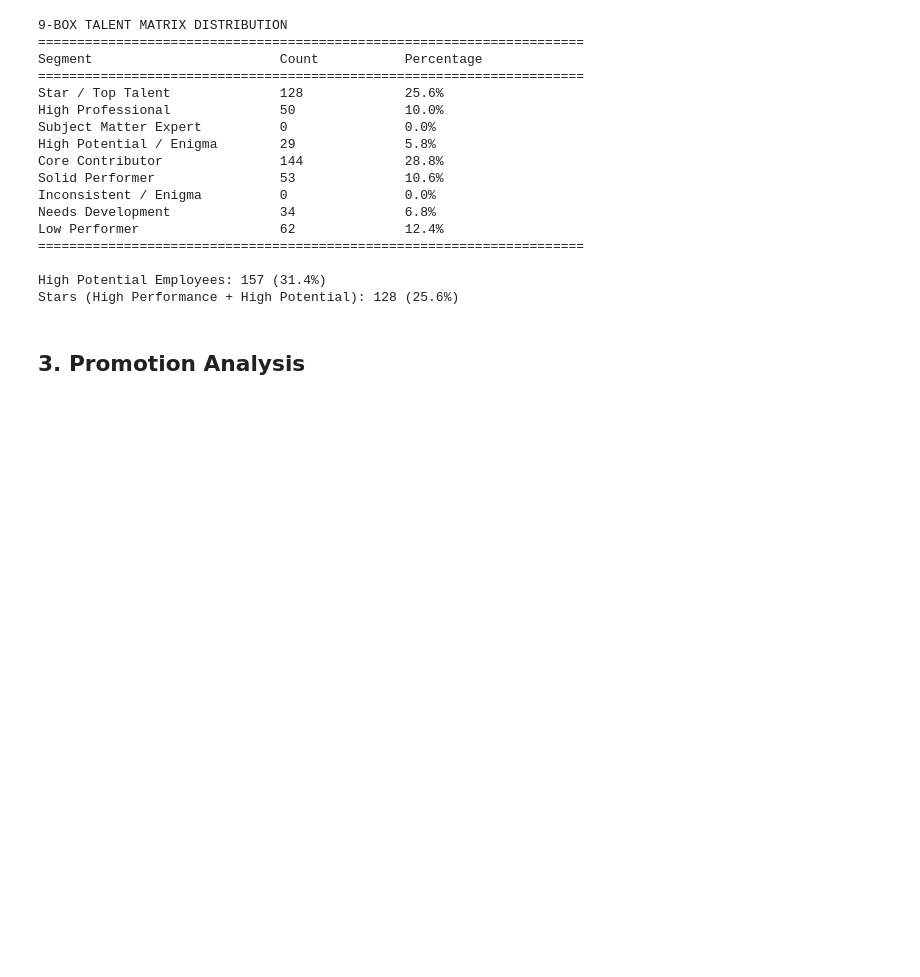
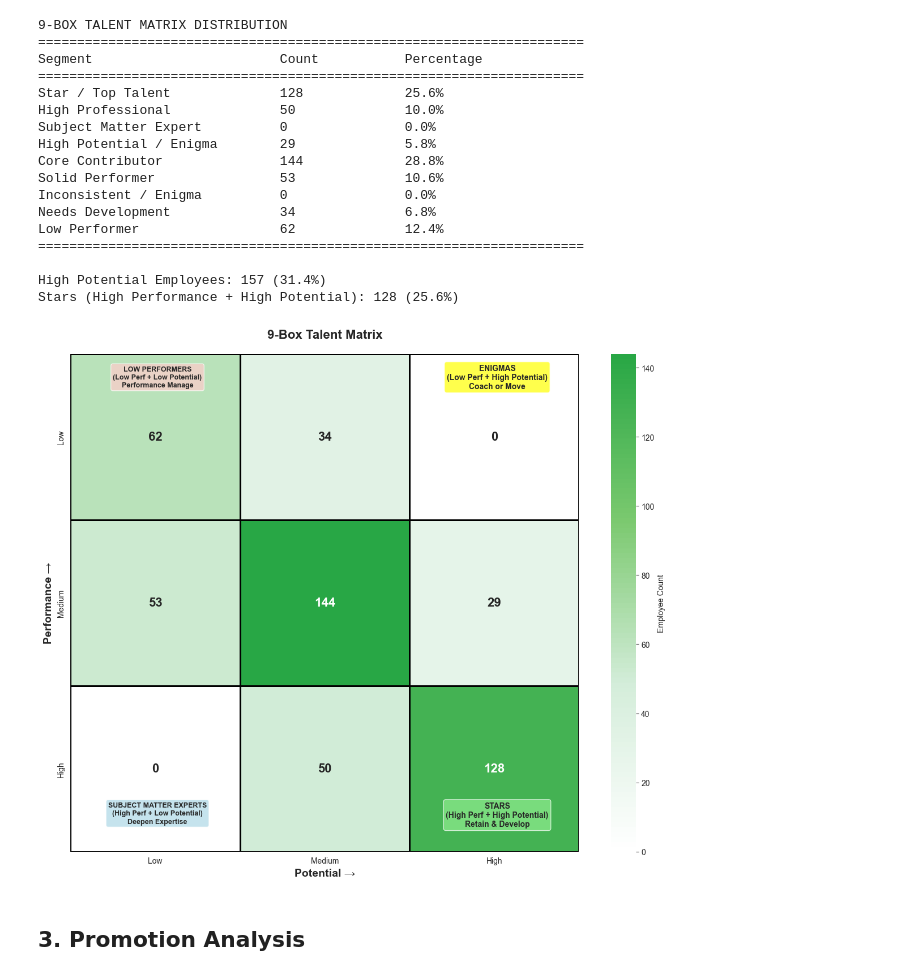
Before and after one commit to Jessmatth/People_Analytics, a Jupyter notebook: 04_Performance_Productivity/notebooks/02_high_performer_retention.ipynb, the cells around one changed output. Saved outputs shown, nothing was run; the diff lists cells and outputs as text; code cells hidden in the pictures; blank space fills up the shorter version.

Commit message:
Update 9-box visualization with corrected label positioning

```diff
--- a/04_Performance_Productivity/notebooks/02_high_performer_retention.ipynb
+++ b/04_Performance_Productivity/notebooks/02_high_performer_retention.ipynb
@@ -169,50 +169,48 @@ High Potential Employees: 157 (31.4%)
 Stars (High Performance + High Potential): 128 (25.6%)
 # %%
 # Visualize 9-box matrix
-fig, ax = plt.subplots(figsize=(14, 10))
+fig, ax = plt.subplots(figsize=(12, 10))
 
 # Create pivot table for heatmap
 pivot_data = nine_box.groupby(['performance_category', 'potential_category']).size().unstack(fill_value=0)
 pivot_data = pivot_data.reindex(['Low', 'Medium', 'High'], axis=0)
 pivot_data = pivot_data.reindex(['Low', 'Medium', 'High'], axis=1)
 
 # Create custom colormap: white to green (avoiding red)
 from matplotlib.colors import LinearSegmentedColormap
 colors_cmap = ['#ffffff', '#d4edda', '#7bc96f', '#28a745']
 n_bins = 100
 cmap = LinearSegmentedColormap.from_list('custom_green', colors_cmap, N=n_bins)
 
 # Create heatmap with larger font for annotations
 sns.heatmap(pivot_data, annot=True, fmt='d', cmap=cmap, cbar_kws={'label': 'Employee Count'},
             linewidths=2, linecolor='black', ax=ax, annot_kws={'fontsize': 16, 'fontweight': 'bold'})
 
 ax.set_xlabel('Potential →', fontsize=14, fontweight='bold')
 ax.set_ylabel('Performance →', fontsize=14, fontweight='bold')
 ax.set_title('9-Box Talent Matrix', fontsize=16, fontweight='bold', pad=20)
 
-# Add quadrant labels outside the heatmap area with better positioning
-# Top-right: Stars
-ax.text(3.5, 0.5, 'STARS\n(High Perf + High Potential)\nRetain & Develop',
-        ha='left', va='center', fontsize=10, fontweight='bold',
-        bbox=dict(boxstyle='round', facecolor='lightgreen', alpha=0.7))
+# Add quadrant labels below the matrix to avoid overlap
+fig.text(0.68, 0.15, 'STARS\n(High Perf + High Potential)\nRetain & Develop',
+         ha='center', va='top', fontsize=10, fontweight='bold',
+         bbox=dict(boxstyle='round', facecolor='lightgreen', alpha=0.7))
 
-# Top-left: Low Performers
-ax.text(-0.5, 1.5, 'LOW PERFORMERS\n(Low Perf + Low Potential)\nPerformance Manage',
-        ha='right', va='center', fontsize=9, fontweight='bold',
-        bbox=dict(boxstyle='round', facecolor='#ffcccc', alpha=0.7))
+fig.text(0.68, 0.90, 'ENIGMAS\n(Low Perf + High Potential)\nCoach or Move',
+         ha='center', va='center', fontsize=10, fontweight='bold',
+         bbox=dict(boxstyle='round', facecolor='yellow', alpha=0.7))
 
-# Bottom-right: Subject Matter Experts
-ax.text(3.5, 2.5, 'SUBJECT MATTER\nEXPERTS\n(High Perf + Low Potential)',
-        ha='left', va='center', fontsize=9, fontweight='bold',
-        bbox=dict(boxstyle='round', facecolor='lightblue', alpha=0.7))
+fig.text(0.18, 0.15, 'SUBJECT MATTER EXPERTS\n(High Perf + Low Potential)\nDeepen Expertise',
+         ha='center', va='top', fontsize=9, fontweight='bold',
+         bbox=dict(boxstyle='round', facecolor='lightblue', alpha=0.7))
 
-# Top-middle-right: Enigmas
-ax.text(3.5, 1.5, 'ENIGMAS\n(Low Perf + High Potential)\nCoach or Move',
-        ha='left', va='center', fontsize=9, fontweight='bold',
-        bbox=dict(boxstyle='round', facecolor='yellow', alpha=0.7))
+fig.text(0.18, 0.90, 'LOW PERFORMERS\n(Low Perf + Low Potential)\nPerformance Manage',
+         ha='center', va='center', fontsize=9, fontweight='bold',
+         bbox=dict(boxstyle='round', facecolor='#ffcccc', alpha=0.7))
 
 plt.tight_layout()
 plt.show()
+# %% [output]
+[figure, added]
 # %% [markdown]
 ## 3. Promotion Analysis
 # %%
```
